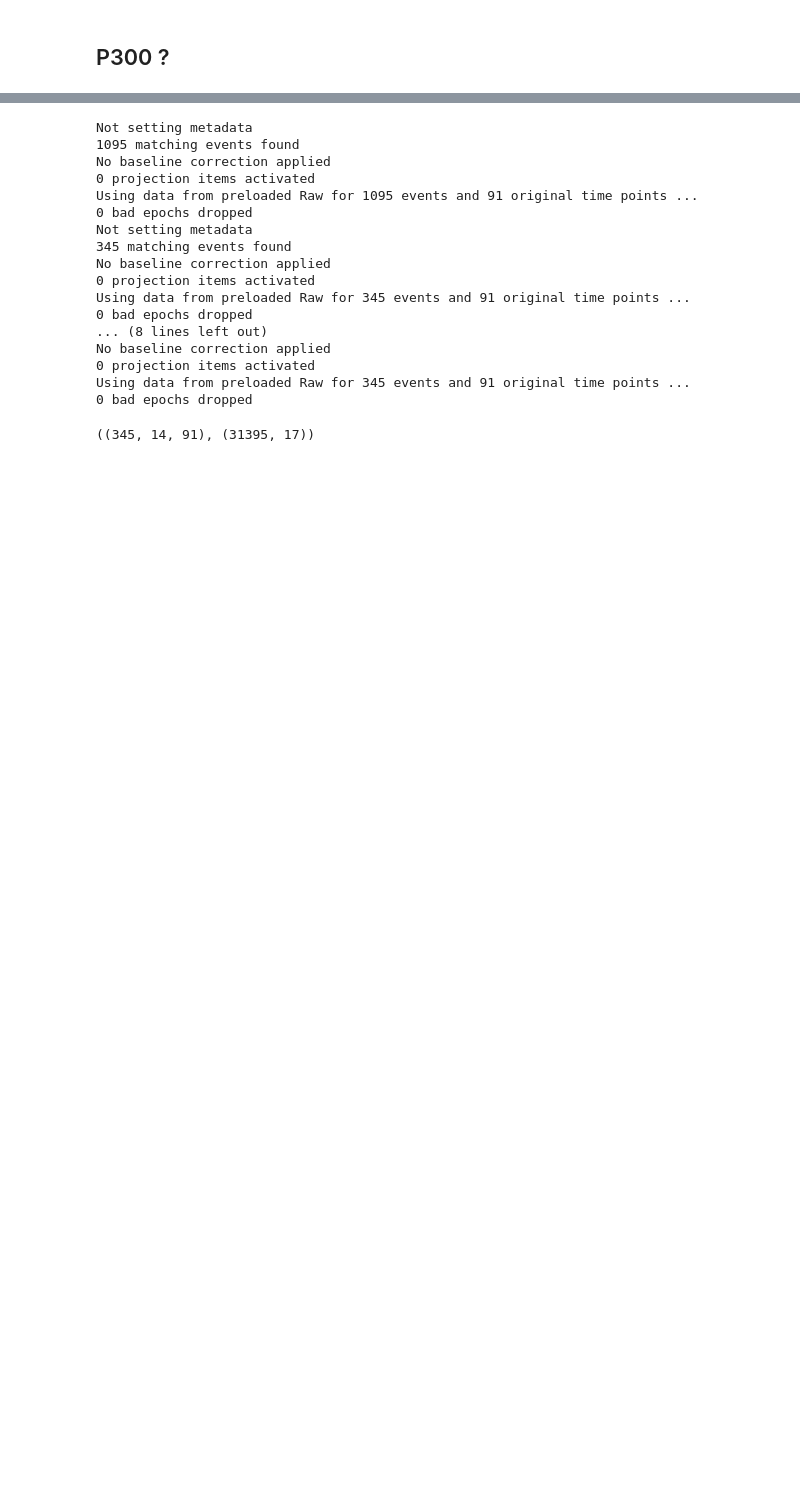
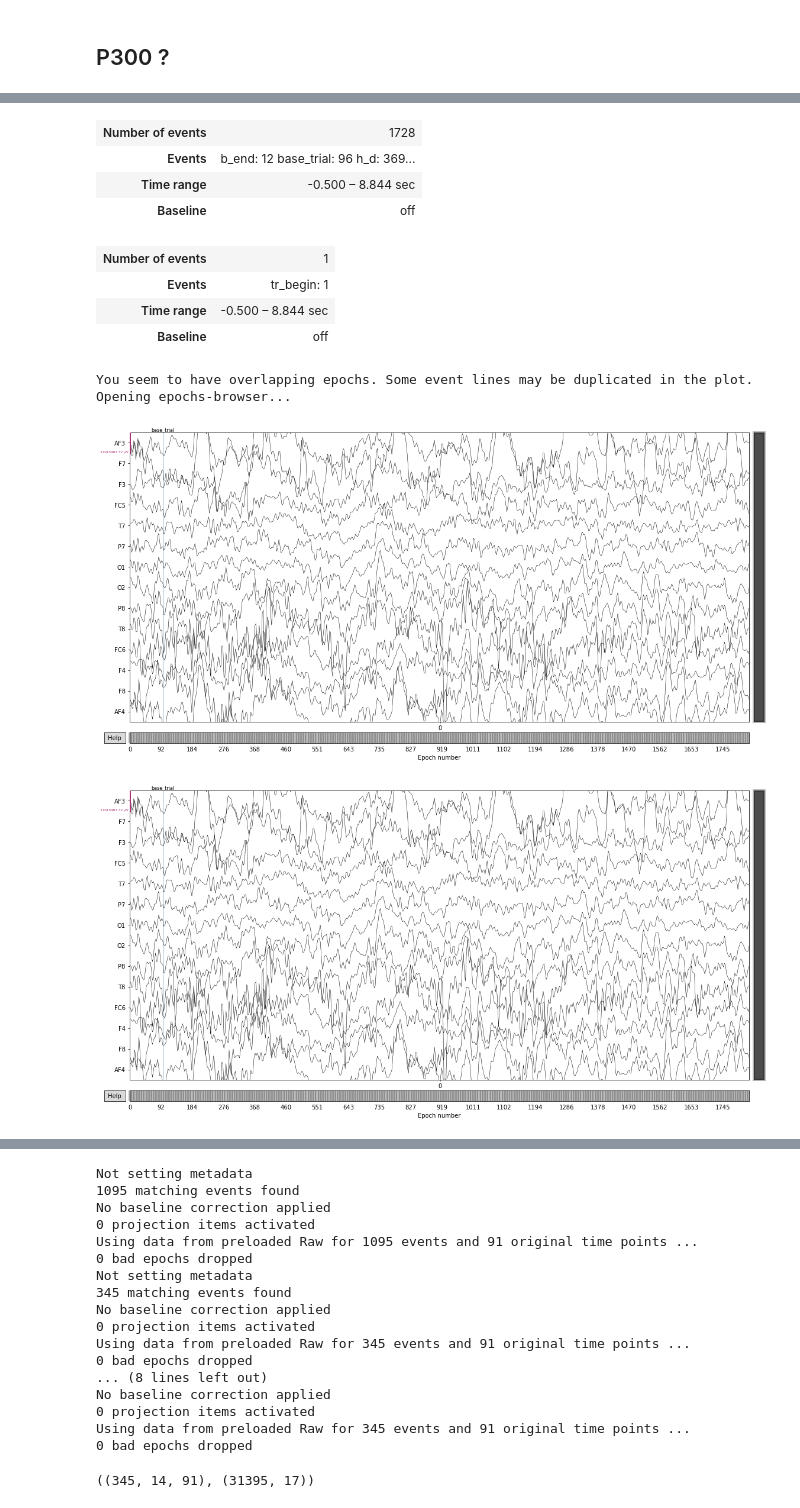
Before and after one commit to chMariyana/biosignal_stars, a Jupyter notebook: notebooks/notebook_21.07.ipynb, the cells around one changed output, grey strips where cells are left out. Drawn from its saved outputs; the diff is of its cells as text; code cells hidden in the pictures; blank space fills up the shorter version.

```diff
--- a/notebooks/notebook_21.07.ipynb
+++ b/notebooks/notebook_21.07.ipynb
@@ -299,5 +299,5 @@ datadir = '/Users/mariyana.cholakova/Documents/mnse/sem4/bspm/git_repo/biosignal
 file = '/Users/mariyana.cholakova/Downloads/sub-Majd_ses-15-07-2022-short-bg_task-Default_run-008_eeg.xdf'
 file = '/Users/mariyana.cholakova/Downloads/eeg/sub-Nathan_ses-long-gb_task-Default_run-003_eeg.xdf'
 # %%
-raw, event_arr, event_id = load_xdf_data(file=file)
+raw, event_arr_orig, event_id_orig = load_xdf_data(file=file)
 # %% [output]
@@ -388,2 +513,24 @@ Opening raw-browser...
 # %%
 from global_configs import globals as GLOB
+# %%
+event_id2 = {'base_trial': 0,
+ 'b_end': 1,
+#  'h_d': 2,
+#  'h_l': 3,
+#  'h_r': 4,
+#  'h_u': 5,
+ 'pause': 6,
+ 't_d': 7,
+ 't_l': 8,
+ 't_r': 9,
+ 't_u': 10,
+ 'tr_begin': 11,
+            'h':20}
+epochs_highlights_ = mne.Epochs(raw_filt2,
+                                       events=event_arr_mod,
+                                       event_id= {'h':20},
+                                       tmin=.1,
+                                       tmax=.5,
+                                       baseline=None,
+                                       preload=True,
+                               event_repeated='drop', decim=2)
@@ -389,0 +644,26 @@ from global_configs import globals as GLOB
+# %%
+epochs_highlights_
+# %% [output]
+| Number of events | 1728 |
+| Events | b_end: 12 base_trial: 96 h_d: 369... |
+| Time range | -0.500 – 8.844 sec |
+| Baseline | off |
+# %%
+epochs_highlights_['tr_begin'][0]
+# %% [output]
+| Number of events | 1 |
+| Events | tr_begin: 1 |
+| Time range | -0.500 – 8.844 sec |
+| Baseline | off |
+# %%
+epochs_highlights_['trial'].set_annotations()
+# %%
+
+# trials = mne.pick_events(event_arr, include=[event_id2.values()])
+epochs_highlights_.plot(events=event_arr_orig, event_id=event_id2, n_epochs=1, scalings='auto', )
+# #                     event_color=dict(button='red', face='blue')
+# %% [output]
+You seem to have overlapping epochs. Some event lines may be duplicated in the plot.
+Opening epochs-browser...
+[figure, added]
+[figure, added]
```
Also changed, not shown: parts of 89 cells of this notebook, 5 other files.
